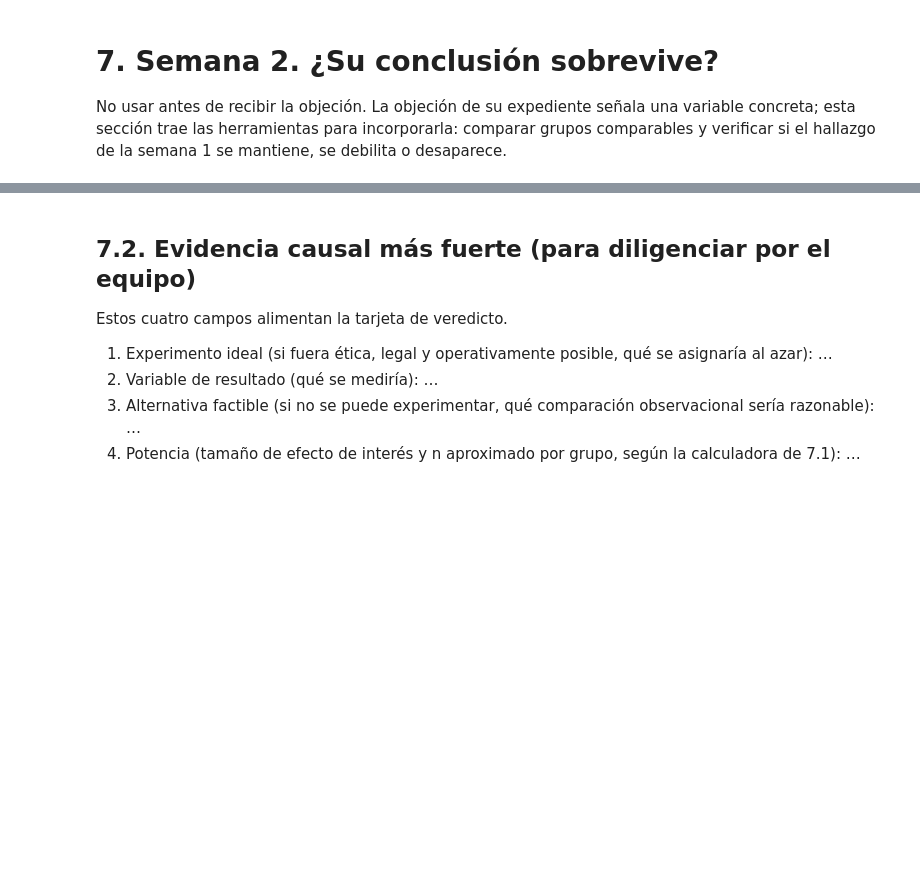
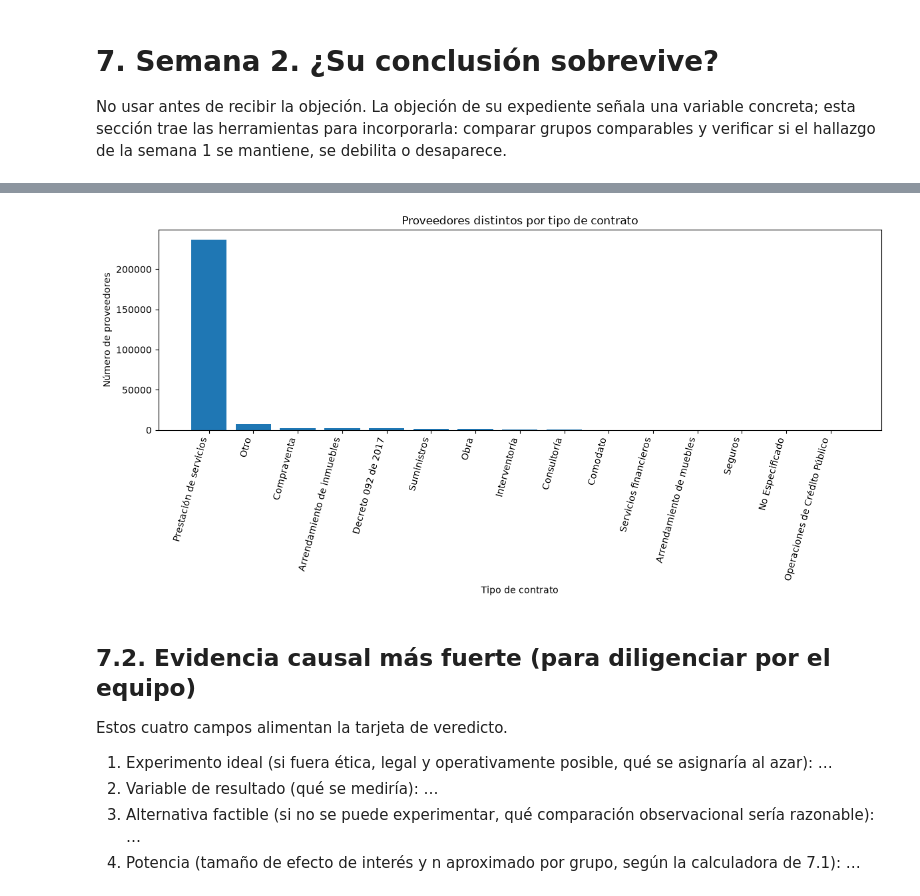
Before and after one commit to evallejog/curso_Data_Analytics, a Jupyter notebook: SECOP-DataAnalytics-Grupo3/SECOP_investigation_grupo3_B.ipynb, the cells around one changed output, grey strips where cells are left out. Drawn from its saved outputs; the diff is of its cells as text; code cells hidden in the pictures; blank space fills up the shorter version.

```diff
--- a/SECOP-DataAnalytics-Grupo3/SECOP_investigation_grupo3_B.ipynb
+++ b/SECOP-DataAnalytics-Grupo3/SECOP_investigation_grupo3_B.ipynb
@@ -1215,3 +2685,39 @@ efecto d=0.8 : ~   26 contratos por grupo
+# %%
+# ============================================================
+# GRÁFICO — PROVEEDORES DISTINTOS POR TIPO
+# ============================================================
+
+grafico_proveedores = (
+    e1
+    .sort_values(
+        "proveedores_distintos",
+        ascending=False
+    )
+    .head(15)
+)
+
+plt.figure(figsize=(12, 6))
+
+plt.bar(
+    range(len(grafico_proveedores)),
+    grafico_proveedores["proveedores_distintos"]
+)
+
+plt.xticks(
+    range(len(grafico_proveedores)),
+    grafico_proveedores[COL_NICHO],
+    rotation=75,
+    ha="right"
+)
+
+plt.ylabel("Número de proveedores")
+plt.xlabel("Tipo de contrato")
+plt.title("Proveedores distintos por tipo de contrato")
+
+plt.tight_layout()
+plt.show()
+# %% [output]
+[figure, added]
 # %% [markdown]
 ## 7.2. Evidencia causal más fuerte (para diligenciar por el equipo)
 Estos cuatro campos alimentan la tarjeta de veredicto.
```
Also changed, not shown: parts of 59 cells of this notebook.
